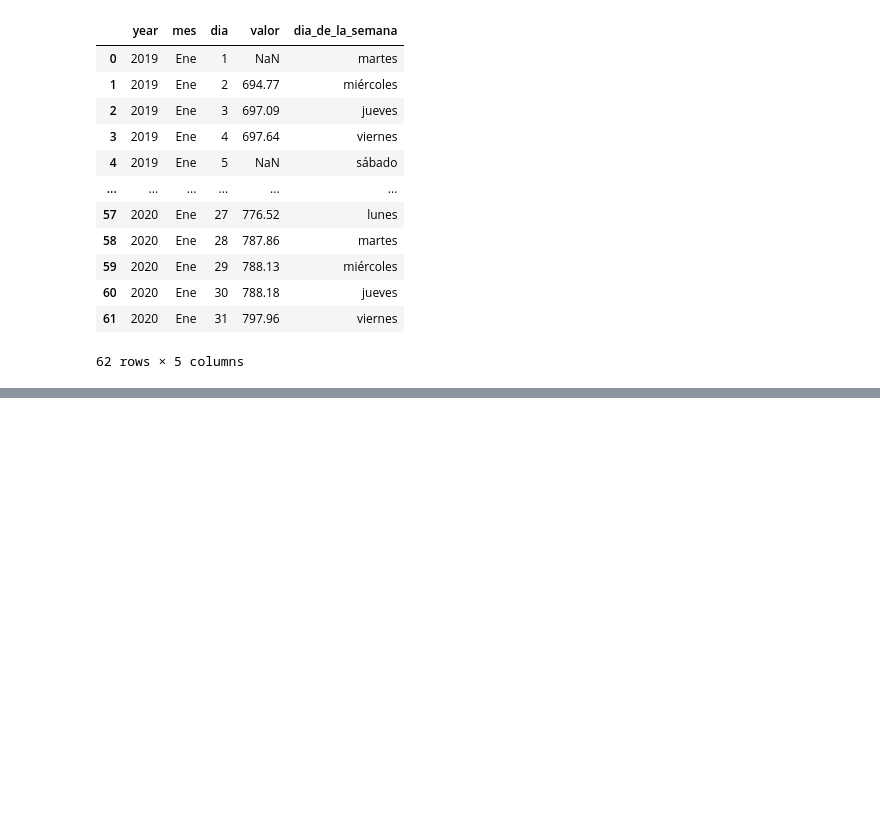
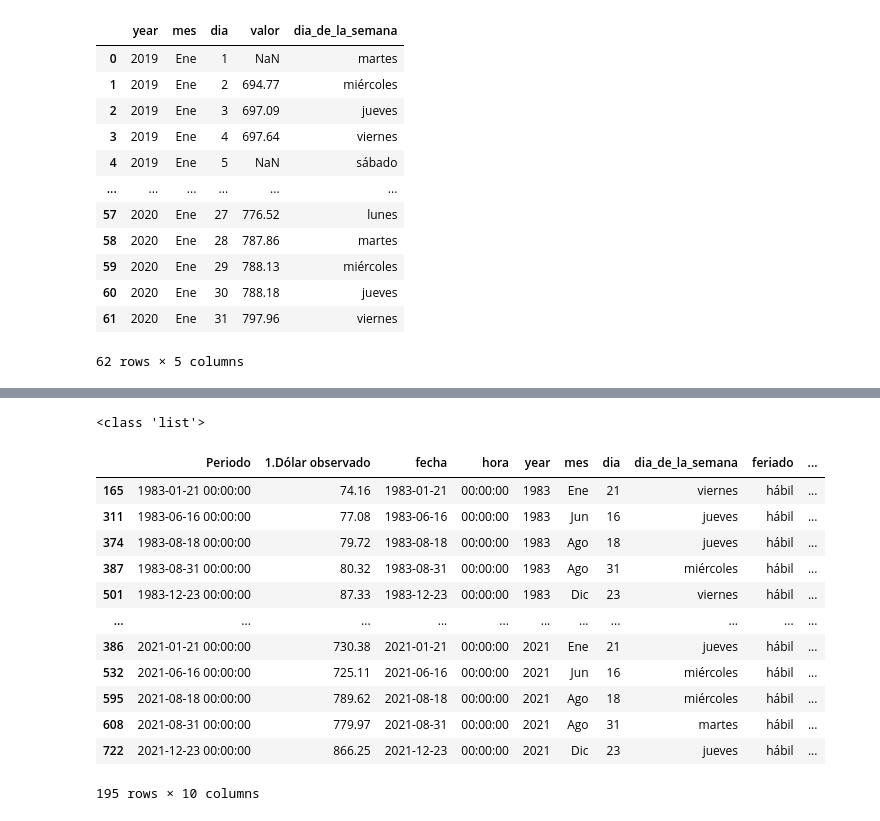
Before and after one commit to vmlandae/tarea1-add, a Jupyter notebook: notebooks/3_nb_CatitaR.ipynb, the cells around one changed output, grey strips where cells are left out. Saved outputs shown, nothing was run; the diff lists cells and outputs as text; code cells hidden in the pictures; blank space fills up the shorter version.

```diff
--- a/notebooks/3_nb_CatitaR.ipynb
+++ b/notebooks/3_nb_CatitaR.ipynb
@@ -183,0 +844,22 @@ df_sii.head(62)
+# %%
+birthday=["31Ago","18Ago","21Ene","16Jun","23Dic"]
+print(type(birthday))
+# %% [output]
+<class 'list'>
+# %%
+df_bc_all_cumples=df_bc_all_dias_1983_2021[df_bc_all_dias_1983_2021["dia/mes"].isin(birthday)]
+df_bc_all_cumples
+# %% [output]
+|  | Periodo | 1.Dólar observado | fecha | hora | year | mes | dia | dia_de_la_semana | feriado | ... |
+| 165 | 1983-01-21 00:00:00 | 74.16 | 1983-01-21 | 00:00:00 | 1983 | Ene | 21 | viernes | hábil | ... |
+| 311 | 1983-06-16 00:00:00 | 77.08 | 1983-06-16 | 00:00:00 | 1983 | Jun | 16 | jueves | hábil | ... |
+| 374 | 1983-08-18 00:00:00 | 79.72 | 1983-08-18 | 00:00:00 | 1983 | Ago | 18 | jueves | hábil | ... |
+| 387 | 1983-08-31 00:00:00 | 80.32 | 1983-08-31 | 00:00:00 | 1983 | Ago | 31 | miércoles | hábil | ... |
+| 501 | 1983-12-23 00:00:00 | 87.33 | 1983-12-23 | 00:00:00 | 1983 | Dic | 23 | viernes | hábil | ... |
+| ... | ... | ... | ... | ... | ... | ... | ... | ... | ... | ... |
+| 386 | 2021-01-21 00:00:00 | 730.38 | 2021-01-21 | 00:00:00 | 2021 | Ene | 21 | jueves | hábil | ... |
+| 532 | 2021-06-16 00:00:00 | 725.11 | 2021-06-16 | 00:00:00 | 2021 | Jun | 16 | miércoles | hábil | ... |
+| 595 | 2021-08-18 00:00:00 | 789.62 | 2021-08-18 | 00:00:00 | 2021 | Ago | 18 | miércoles | hábil | ... |
+| 608 | 2021-08-31 00:00:00 | 779.97 | 2021-08-31 | 00:00:00 | 2021 | Ago | 31 | martes | hábil | ... |
+| 722 | 2021-12-23 00:00:00 | 866.25 | 2021-12-23 | 00:00:00 | 2021 | Dic | 23 | jueves | hábil | ... |
+195 rows × 10 columns
```
Also changed, not shown: parts of 86 cells of this notebook.
